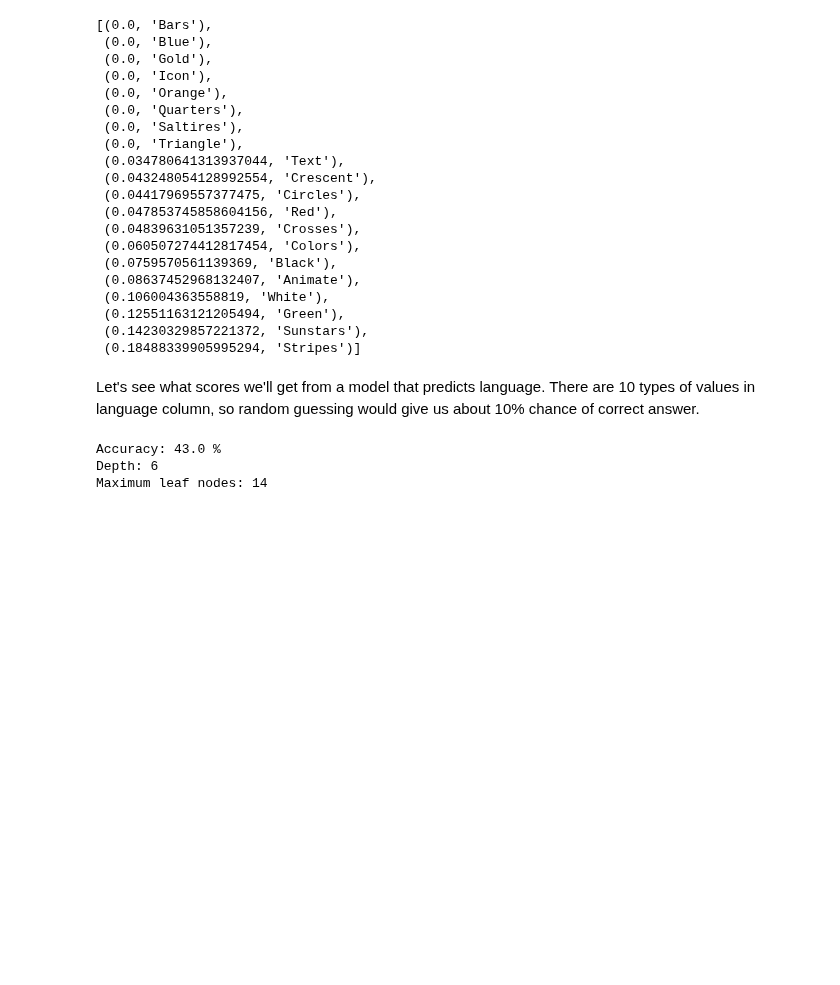
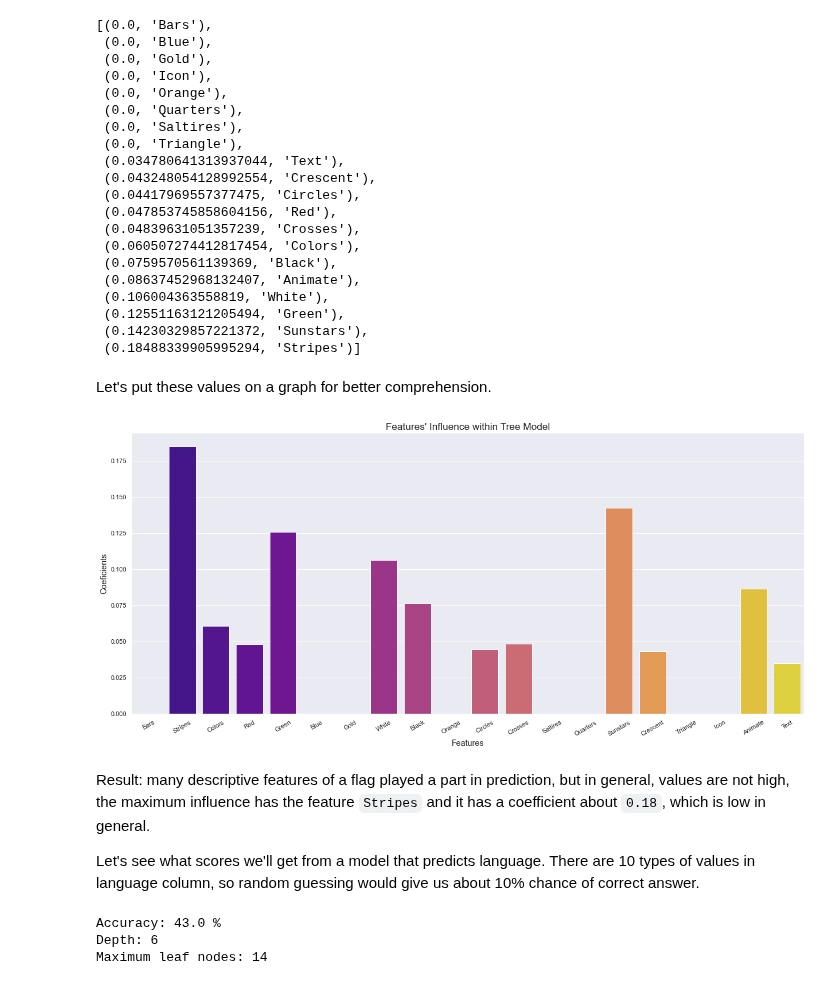
Before and after one commit to jadidaniel/jupyter-notebooks, a Jupyter notebook: ml/supervised_learning/trees/trees_find_flag.ipynb, the cells around one changed output. Cells and saved outputs as stored; diff of their text form; code cells hidden in the pictures; blank space fills up the shorter version.

```diff
--- a/ml/supervised_learning/trees/trees_find_flag.ipynb
+++ b/ml/supervised_learning/trees/trees_find_flag.ipynb
@@ -277,7 +327,32 @@ sorted(zip(tree_classifier1.feature_importances_, tree_classifier1.feature_names
  (0.12551163121205494, 'Green'),
  (0.14230329857221372, 'Sunstars'),
  (0.18488339905995294, 'Stripes')]
+# %% [markdown]
+Let's put these values on a graph for better comprehension.
+# %%
+def visualise_barchart(feature_lst, values):
+    # Prepare grid
+    plt.figure(figsize = (21,9))
+
+    # Draw barplot
+    ax = sns.barplot(x = feature_lst, y = values, palette='plasma')
+
+    # Add descriptions
+    plt.title('Features\' Influence within Tree Model', fontsize='x-large')
+    plt.xlabel('Features', fontsize='large')
+    plt.ylabel('Coeficients', fontsize='large')
+    ax.set_xticklabels(feature_lst, rotation=30)
+
+    return plt.show()
+
+visualise_barchart(
+    tree_classifier1.feature_names_in_,
+    tree_classifier1.feature_importances_)
+# %% [output]
+[figure, added]
 # %% [markdown]
+Result: many descriptive features of a flag played a part in prediction, but in general, values are not high, the maximum influence has the feature `Stripes` and it has a coefficient about `0.18`, which is low in general.
+
 Let's see what scores we'll get from  a model that predicts language. There are 10 types of values in language column, so random guessing would give us about 10% chance of correct answer.
 # %%
 tree_classifier2, scores2, best_score2, best_depth2, best_leaf_nodes2 = best_tree(train_data2, train_labels2, test_data2, test_labels2)
```
Also changed, not shown: parts of 53 cells of this notebook, 1 other file.
